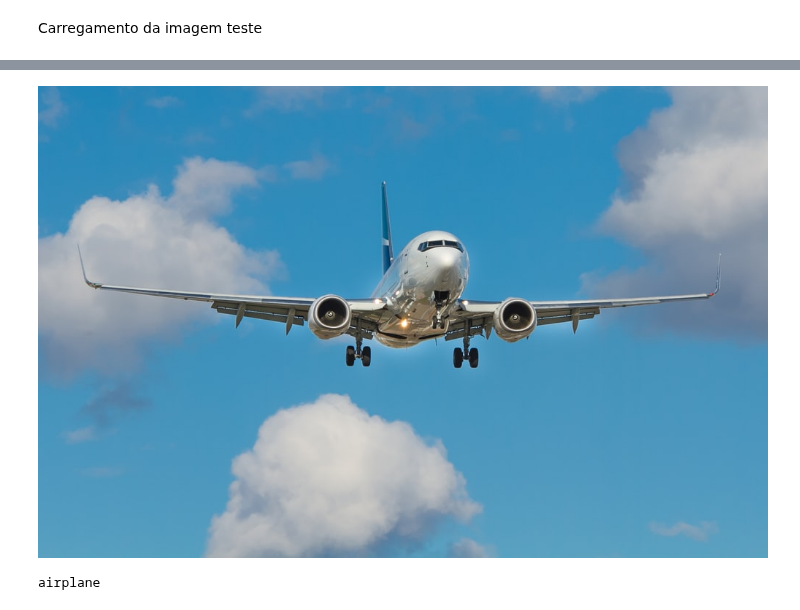
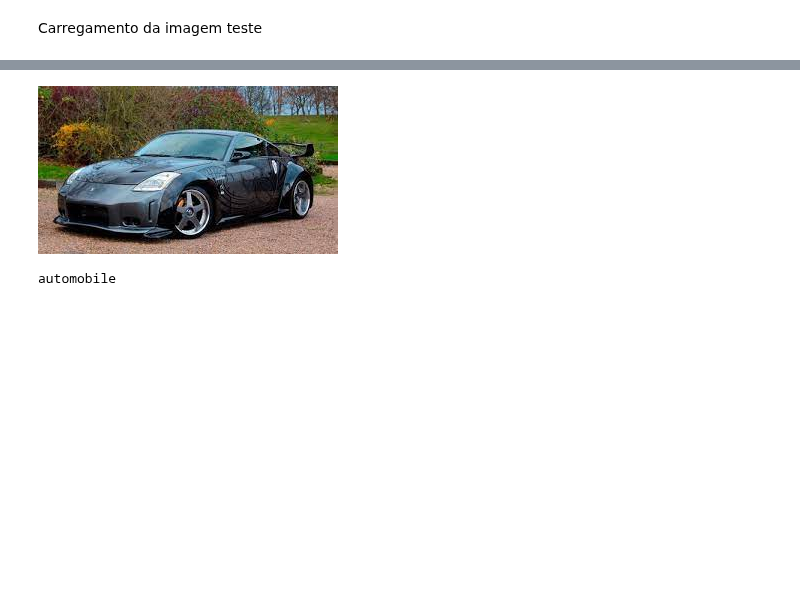
Before and after one commit to nicholascfp/DSBD, a Jupyter notebook: Notebooks/Tarefa_5_5_Nícholas.ipynb, the cells around one changed output, grey strips where cells are left out. Saved outputs shown, nothing was run; the diff lists cells and outputs as text; code cells hidden in the pictures; blank space fills up the shorter version.

```diff
--- a/Notebooks/Tarefa_5_5_Nícholas.ipynb
+++ b/Notebooks/Tarefa_5_5_Nícholas.ipynb
@@ -231,22 +231,22 @@ Saving airp.jpg to airp (1).jpg
 # %%
 import numpy as np
 from keras.preprocessing import image
 from IPython.display import display, Image
 
-file_name = 'airp.jpg'
+file_name = '350z.jpg'
 imagem_teste = image.load_img(file_name, target_size = (32, 32))
 imagem_teste = image.img_to_array(imagem_teste)
 imagem_teste = np.expand_dims(imagem_teste, axis = 0)
 # prepara os pixels
 imagem_teste = imagem_teste.astype('float32')
 imagem_teste = imagem_teste/255.0
 # predicao do modelo
 predicao = np.argmax(model.predict(imagem_teste),axis=-1)
 # lista de strings das classes
 classe = ['airplane','automobile','bird','cat','deer','dog','frog','horse','ship','truck']
 # exibe a imagem teste
 display(Image(file_name))
 print(classe[int(predicao)])
 # %% [output]
-[figure, old version]
+[figure, new version]
-airplane
+automobile
```
Also changed, not shown: parts of 5 cells of this notebook.
